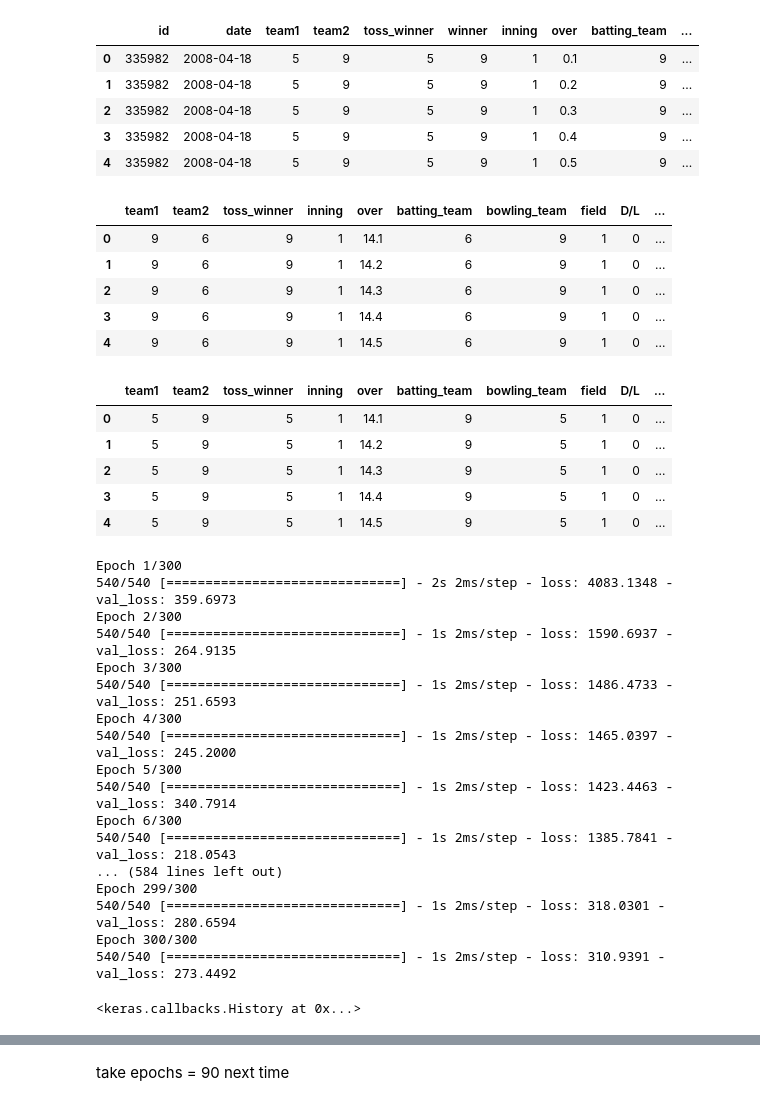
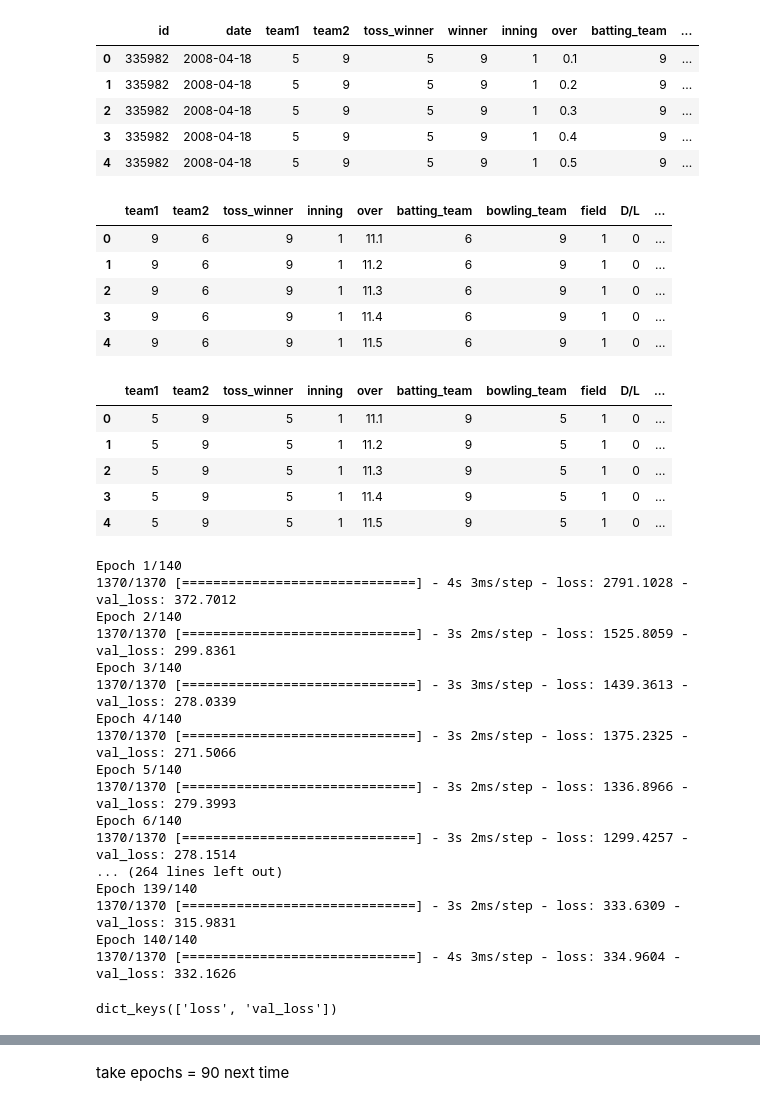
Before and after one commit to UtkarshAIITB/IPL-Data-Analysis, a Jupyter notebook: DL.ipynb, the cells around one changed output, grey strips where cells are left out. Cells and saved outputs as stored; diff of their text form; code cells hidden in the pictures.

```diff
--- a/DL.ipynb
+++ b/DL.ipynb
@@ -42,21 +42,21 @@ new.head()
 # %%
 # new is the training set and t is the test set
 # %%
-tnew = t.drop(t[(t.over <= 14.0) | (t.over >=16.0)].index)
+tnew = t.drop(t[(t.over <= 11.0) | (t.over >=16.0)].index)
 tnew.reset_index(drop = True)
 y1test = tnew['total_runs_y']
 y2test = tnew['winner']
 tnew.drop(columns = ['id', 'date', 'year', 'total_runs_y', 'winner'], inplace = True)
 tnew.reset_index(drop=True).head()
 # %% [output]
 |  | team1 | team2 | toss_winner | inning | over | batting_team | bowling_team | field | D/L | ... |
-| 0 | 9 | 6 | 9 | 1 | 14.1 | 6 | 9 | 1 | 0 | ... |
-| 1 | 9 | 6 | 9 | 1 | 14.2 | 6 | 9 | 1 | 0 | ... |
-| 2 | 9 | 6 | 9 | 1 | 14.3 | 6 | 9 | 1 | 0 | ... |
-| 3 | 9 | 6 | 9 | 1 | 14.4 | 6 | 9 | 1 | 0 | ... |
-| 4 | 9 | 6 | 9 | 1 | 14.5 | 6 | 9 | 1 | 0 | ... |
+| 0 | 9 | 6 | 9 | 1 | 11.1 | 6 | 9 | 1 | 0 | ... |
+| 1 | 9 | 6 | 9 | 1 | 11.2 | 6 | 9 | 1 | 0 | ... |
+| 2 | 9 | 6 | 9 | 1 | 11.3 | 6 | 9 | 1 | 0 | ... |
+| 3 | 9 | 6 | 9 | 1 | 11.4 | 6 | 9 | 1 | 0 | ... |
+| 4 | 9 | 6 | 9 | 1 | 11.5 | 6 | 9 | 1 | 0 | ... |
 # %%
-xnew = new.drop(new[(new.over <=14.0) | (new.over >=16.0)].index)
+xnew = new.drop(new[(new.over <=11.0) | (new.over >=16.0)].index)
 xnew.reset_index(drop = True)
 y1train = xnew['total_runs_y']
 y2train = xnew['winner']
@@ -64,11 +64,11 @@ xnew.drop(columns = ['id', 'date', 'year', 'total_runs_y', 'winner'], inplace =
 xnew.reset_index(drop=True).head()
 # %% [output]
 |  | team1 | team2 | toss_winner | inning | over | batting_team | bowling_team | field | D/L | ... |
-| 0 | 5 | 9 | 5 | 1 | 14.1 | 9 | 5 | 1 | 0 | ... |
-| 1 | 5 | 9 | 5 | 1 | 14.2 | 9 | 5 | 1 | 0 | ... |
-| 2 | 5 | 9 | 5 | 1 | 14.3 | 9 | 5 | 1 | 0 | ... |
-| 3 | 5 | 9 | 5 | 1 | 14.4 | 9 | 5 | 1 | 0 | ... |
-| 4 | 5 | 9 | 5 | 1 | 14.5 | 9 | 5 | 1 | 0 | ... |
+| 0 | 5 | 9 | 5 | 1 | 11.1 | 9 | 5 | 1 | 0 | ... |
+| 1 | 5 | 9 | 5 | 1 | 11.2 | 9 | 5 | 1 | 0 | ... |
+| 2 | 5 | 9 | 5 | 1 | 11.3 | 9 | 5 | 1 | 0 | ... |
+| 3 | 5 | 9 | 5 | 1 | 11.4 | 9 | 5 | 1 | 0 | ... |
+| 4 | 5 | 9 | 5 | 1 | 11.5 | 9 | 5 | 1 | 0 | ... |
 # %%
 from sklearn.preprocessing import StandardScaler
 sc = StandardScaler()
@@ -92,24 +92,27 @@ model.add(Dropout(0.5))
 model.add(Dense(1))
 model.compile(optimizer='adam', loss='mse')
 # %%
-model.fit(x=xnewt, y=y1train, epochs=300,
+history= model.fit(x=xnewt, y=y1train, epochs=140,
           validation_data=(tnewt,y1test))
 # %% [output]
-Epoch 1/300
-540/540 [==============================] - 2s 2ms/step - loss: 4083.1348 - val_loss: 359.6973
-Epoch 2/300
-540/540 [==============================] - 1s 2ms/step - loss: 1590.6937 - val_loss: 264.9135
-Epoch 3/300
-540/540 [==============================] - 1s 2ms/step - loss: 1486.4733 - val_loss: 251.6593
-Epoch 4/300
-540/540 [==============================] - 1s 2ms/step - loss: 1465.0397 - val_loss: 245.2000
-Epoch 5/300
-540/540 [==============================] - 1s 2ms/step - loss: 1423.4463 - val_loss: 340.7914
-Epoch 6/300
-540/540 [==============================] - 1s 2ms/step - loss: 1385.7841 - val_loss: 218.0543
-... (584 lines left out)
-Epoch 299/300
-540/540 [==============================] - 1s 2ms/step - loss: 318.0301 - val_loss: 280.6594
-Epoch 300/300
-540/540 [==============================] - 1s 2ms/step - loss: 310.9391 - val_loss: 273.4492
+Epoch 1/140
+1370/1370 [==============================] - 4s 3ms/step - loss: 2791.1028 - val_loss: 372.7012
+Epoch 2/140
+1370/1370 [==============================] - 3s 2ms/step - loss: 1525.8059 - val_loss: 299.8361
+Epoch 3/140
+1370/1370 [==============================] - 3s 3ms/step - loss: 1439.3613 - val_loss: 278.0339
+Epoch 4/140
+1370/1370 [==============================] - 3s 2ms/step - loss: 1375.2325 - val_loss: 271.5066
+Epoch 5/140
+1370/1370 [==============================] - 3s 2ms/step - loss: 1336.8966 - val_loss: 279.3993
+Epoch 6/140
+1370/1370 [==============================] - 3s 2ms/step - loss: 1299.4257 - val_loss: 278.1514
+... (264 lines left out)
+Epoch 139/140
+1370/1370 [==============================] - 3s 2ms/step - loss: 333.6309 - val_loss: 315.9831
+Epoch 140/140
+1370/1370 [==============================] - 4s 3ms/step - loss: 334.9604 - val_loss: 332.1626
-<keras.callbacks.History at 0x...>
+# %%
+print(history.history.keys())
+# %% [output]
+dict_keys(['loss', 'val_loss'])
```
Also changed, not shown: parts of 11 cells of this notebook.
